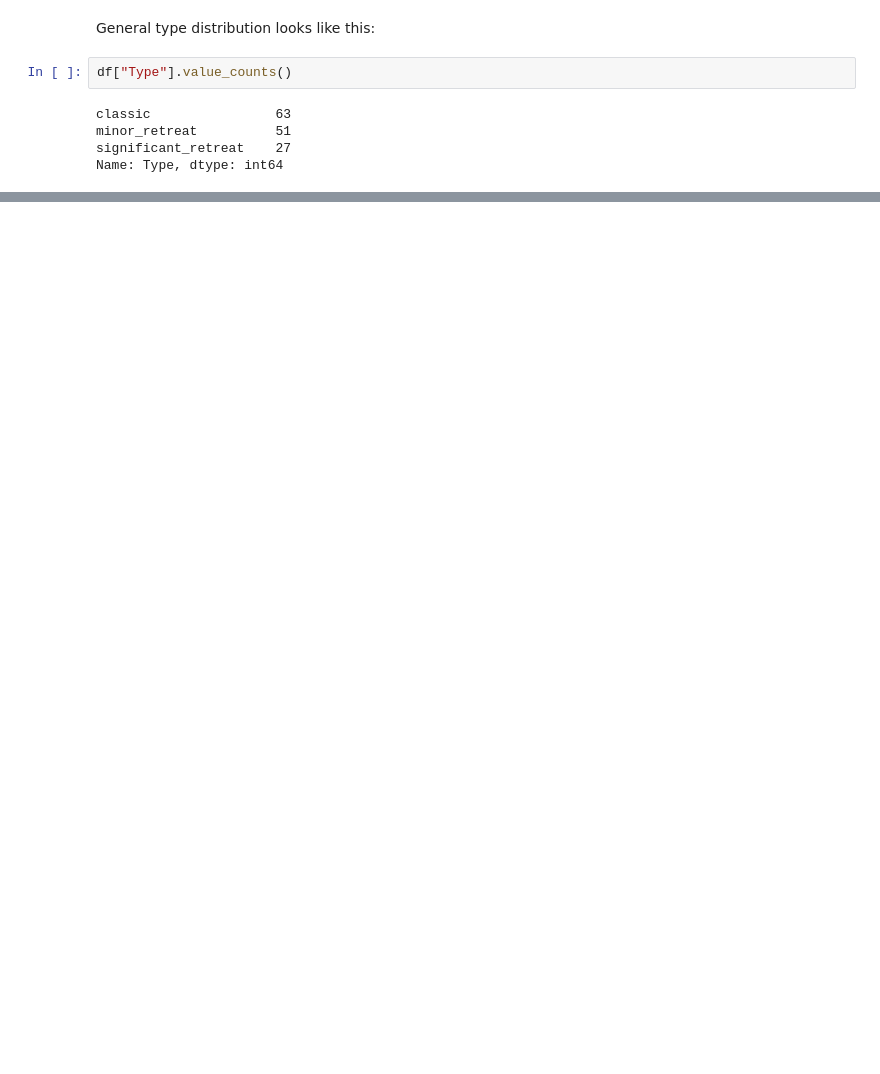
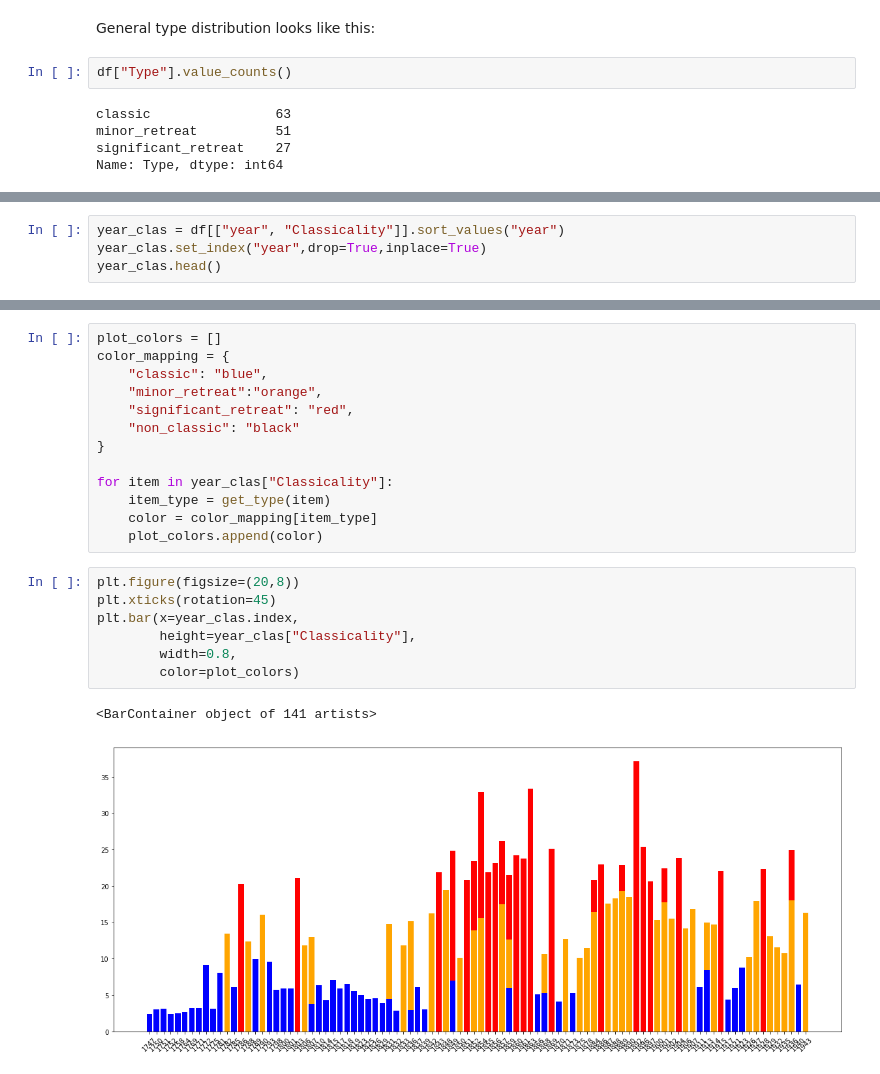
Before and after one commit to creaciond/russian-stage-classification, a Jupyter notebook: sperantov-classicality.ipynb, the cells around one changed output, grey strips where cells are left out. Cells and saved outputs as stored; diff of their text form; blank space fills up the shorter version.

Commit message:
add type distribution figure

```diff
--- a/sperantov-classicality.ipynb
+++ b/sperantov-classicality.ipynb
@@ -353,0 +373,4 @@ Name: Type, dtype: int64
+# %%
+year_clas = df[["year", "Classicality"]].sort_values("year")
+year_clas.set_index("year",drop=True,inplace=True)
+year_clas.head()
@@ -353,0 +385,23 @@ Name: Type, dtype: int64
+# %%
+plot_colors = []
+color_mapping = {
+    "classic": "blue",
+    "minor_retreat":"orange",
+    "significant_retreat": "red",
+    "non_classic": "black"
+}
+
+for item in year_clas["Classicality"]:
+    item_type = get_type(item)
+    color = color_mapping[item_type]
+    plot_colors.append(color)
+# %%
+plt.figure(figsize=(20,8))
+plt.xticks(rotation=45)
+plt.bar(x=year_clas.index,
+        height=year_clas["Classicality"],
+        width=0.8,
+        color=plot_colors)
+# %% [output]
+<BarContainer object of 141 artists>
+[figure, added]
```
Also changed, not shown: parts of 8 cells of this notebook.
